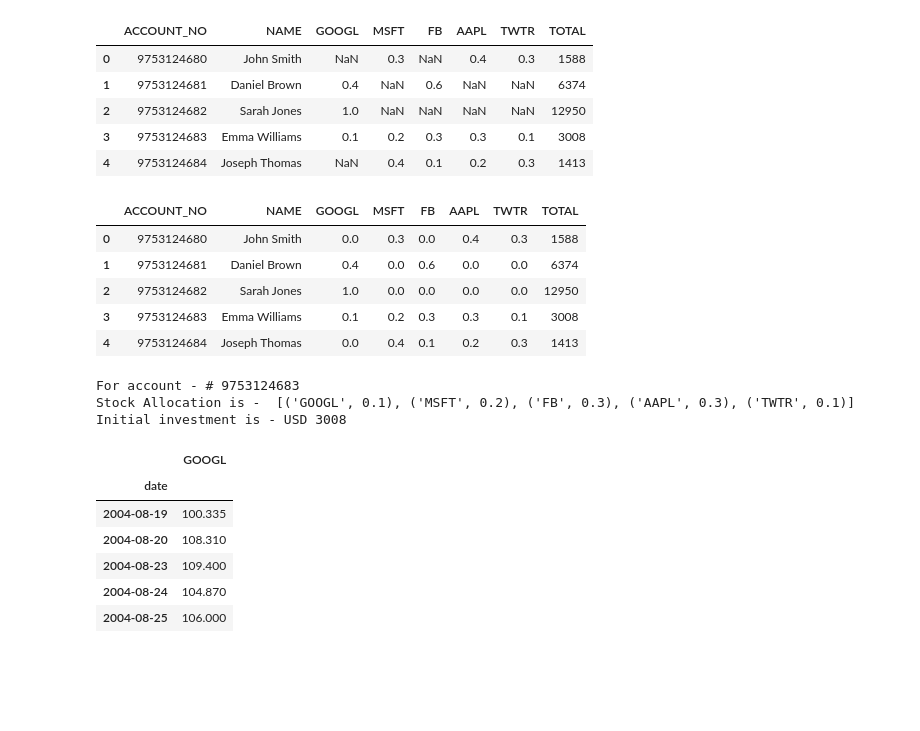
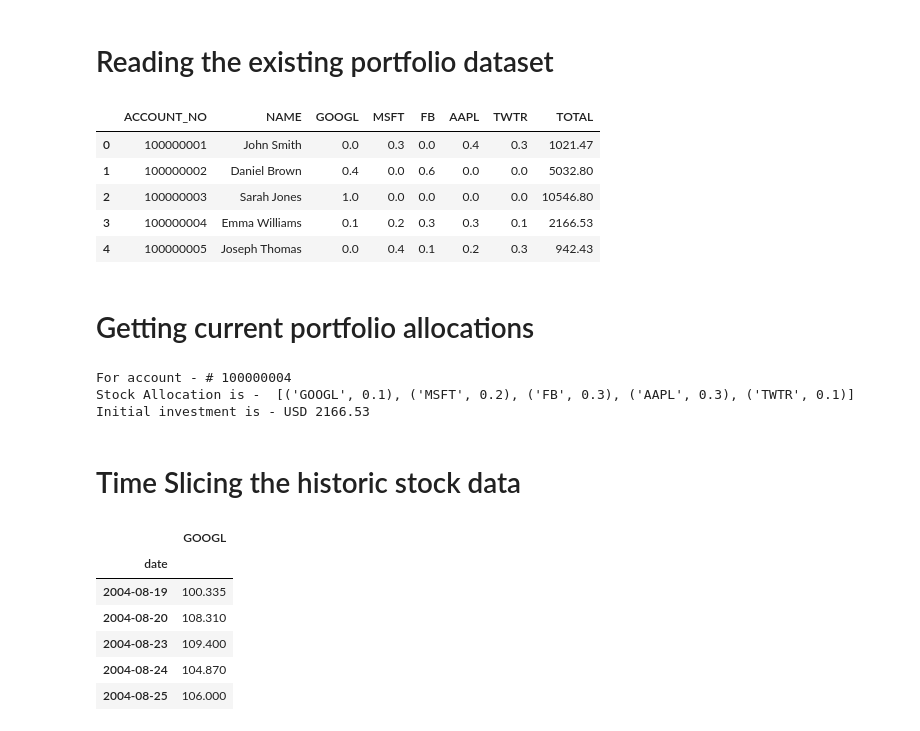
Before and after one commit to gaurangdavda/InvestoBot, a Jupyter notebook: Training/portfolio_optimization_using_alpha_vantage.ipynb, the cells around one changed output. Drawn from its saved outputs; the diff is of its cells as text; code cells hidden in the pictures; blank space fills up the shorter version.

```diff
--- a/Training/portfolio_optimization_using_alpha_vantage.ipynb
+++ b/Training/portfolio_optimization_using_alpha_vantage.ipynb
@@ -127,25 +130,17 @@ twtr.tail()
+# %% [markdown]
+# Reading the existing portfolio dataset
 # %%
-#Assumption - 10 stocks for each company
-
-df = pd.read_csv("portfolio_data.csv")
+df = pd.read_csv(os.getcwd()+"/../Data/portfolio_data.csv")
 df
 # %% [output]
 |  | ACCOUNT_NO | NAME | GOOGL | MSFT | FB | AAPL | TWTR | TOTAL |
-| 0 | 9753124680 | John Smith | NaN | 0.3 | NaN | 0.4 | 0.3 | 1588 |
-| 1 | 9753124681 | Daniel Brown | 0.4 | NaN | 0.6 | NaN | NaN | 6374 |
-| 2 | 9753124682 | Sarah Jones | 1.0 | NaN | NaN | NaN | NaN | 12950 |
-| 3 | 9753124683 | Emma Williams | 0.1 | 0.2 | 0.3 | 0.3 | 0.1 | 3008 |
-| 4 | 9753124684 | Joseph Thomas | NaN | 0.4 | 0.1 | 0.2 | 0.3 | 1413 |
+| 0 | 100000001 | John Smith | 0.0 | 0.3 | 0.0 | 0.4 | 0.3 | 1021.47 |
+| 1 | 100000002 | Daniel Brown | 0.4 | 0.0 | 0.6 | 0.0 | 0.0 | 5032.80 |
+| 2 | 100000003 | Sarah Jones | 1.0 | 0.0 | 0.0 | 0.0 | 0.0 | 10546.80 |
+| 3 | 100000004 | Emma Williams | 0.1 | 0.2 | 0.3 | 0.3 | 0.1 | 2166.53 |
+| 4 | 100000005 | Joseph Thomas | 0.0 | 0.4 | 0.1 | 0.2 | 0.3 | 942.43 |
-# %%
-df = df.fillna(0)
-df
-# %% [output]
-|  | ACCOUNT_NO | NAME | GOOGL | MSFT | FB | AAPL | TWTR | TOTAL |
-| 0 | 9753124680 | John Smith | 0.0 | 0.3 | 0.0 | 0.4 | 0.3 | 1588 |
-| 1 | 9753124681 | Daniel Brown | 0.4 | 0.0 | 0.6 | 0.0 | 0.0 | 6374 |
-| 2 | 9753124682 | Sarah Jones | 1.0 | 0.0 | 0.0 | 0.0 | 0.0 | 12950 |
-| 3 | 9753124683 | Emma Williams | 0.1 | 0.2 | 0.3 | 0.3 | 0.1 | 3008 |
-| 4 | 9753124684 | Joseph Thomas | 0.0 | 0.4 | 0.1 | 0.2 | 0.3 | 1413 |
+# %% [markdown]
+# Getting current portfolio allocations
 # %%
 def getStockAllocation(dfObj, account_number):
     stockAllocations = []
@@ -163,16 +158,18 @@ def getStockAllocation(dfObj, account_number):
     # Returns a list of stocks and its current allocation
     return stockAllocations, currentValue
 # %%
-account_number = 9753124683
+account_number = 100000004
 stockAllocations, currentValue = getStockAllocation(df, account_number)
 
 print("For account - #", account_number)
 print("Stock Allocation is - ", stockAllocations)
 print("Initial investment is - USD", currentValue)
 # %% [output]
-For account - # 9753124683
+For account - # 100000004
 Stock Allocation is -  [('GOOGL', 0.1), ('MSFT', 0.2), ('FB', 0.3), ('AAPL', 0.3), ('TWTR', 0.1)]
-Initial investment is - USD 3008
+Initial investment is - USD 2166.53
+# %% [markdown]
+# Time Slicing the historic stock data
 # %%
 from collections import OrderedDict
 from datetime import datetime
```
Also changed, not shown: parts of 26 cells of this notebook, 1 other file.
